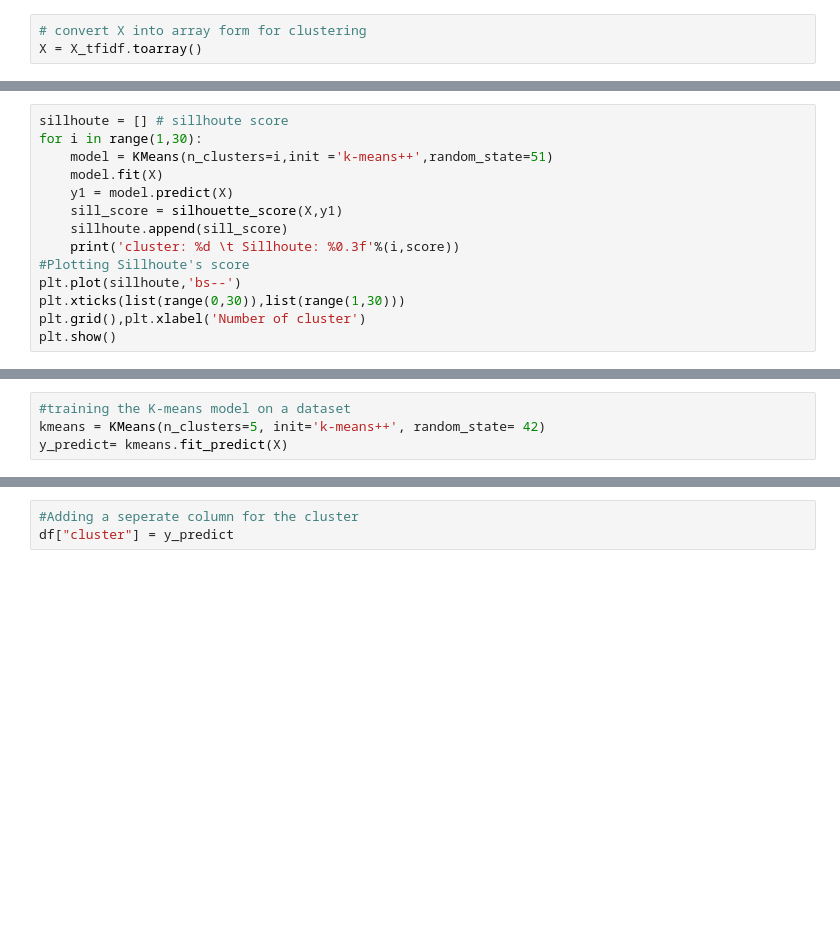
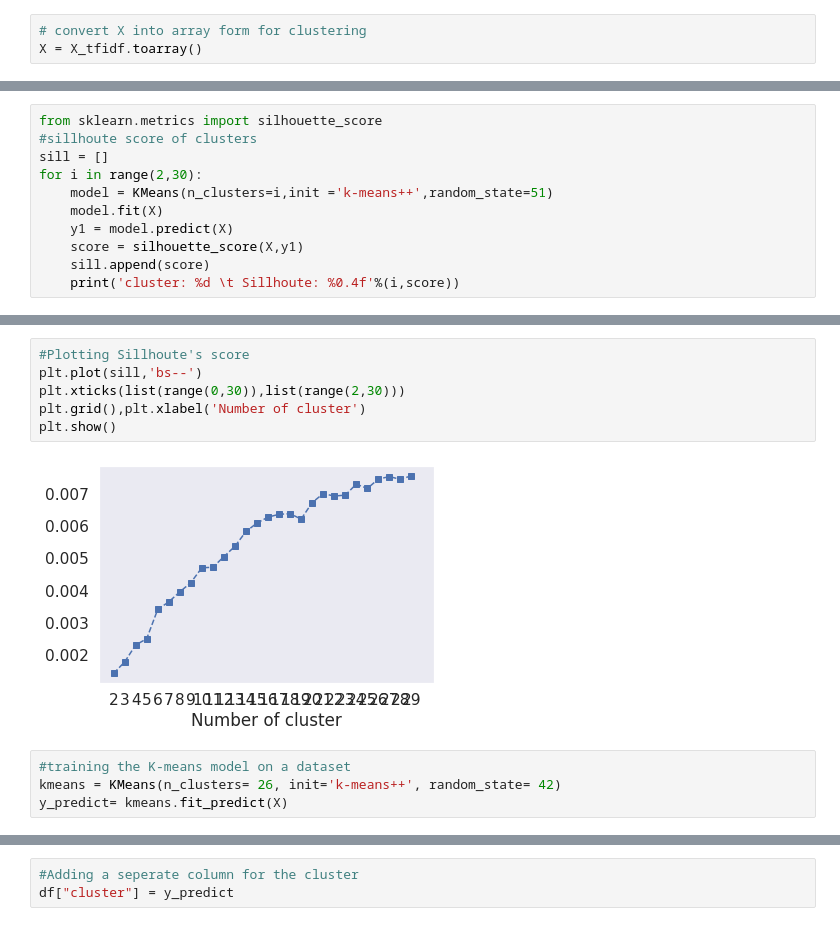
Before and after one commit to apoorvaKR12695/Netflix-Movies-and-TV-Shows-Clustering, a Jupyter notebook: Copy_of_Copy_of_NETFLIX_MOVIES_AND_TV_SHOWS_CLUSTERING.ipynb, the cells around one changed output, grey strips where cells are left out. Drawn from its saved outputs; the diff is of its cells as text; blank space fills up the shorter version.

```diff
--- a/Copy_of_Copy_of_NETFLIX_MOVIES_AND_TV_SHOWS_CLUSTERING.ipynb
+++ b/Copy_of_Copy_of_NETFLIX_MOVIES_AND_TV_SHOWS_CLUSTERING.ipynb
@@ -665,14 +1021,11 @@ plt.show()
 # %%
-sillhoute = [] # sillhoute score
-for i in range(1,30):
+from sklearn.metrics import silhouette_score
+#sillhoute score of clusters
+sill = []
+for i in range(2,30):
     model = KMeans(n_clusters=i,init ='k-means++',random_state=51)
     model.fit(X)
     y1 = model.predict(X)
-    sill_score = silhouette_score(X,y1)
-    sillhoute.append(sill_score)
-    print('cluster: %d \t Sillhoute: %0.3f'%(i,score))
-#Plotting Sillhoute's score
-plt.plot(sillhoute,'bs--')
-plt.xticks(list(range(0,30)),list(range(1,30)))
-plt.grid(),plt.xlabel('Number of cluster')
-plt.show()
+    score = silhouette_score(X,y1)
+    sill.append(score)
+    print('cluster: %d \t Sillhoute: %0.4f'%(i,score))
@@ -679,6 +1050,14 @@ plt.show()
+# %%
+#Plotting Sillhoute's score
+plt.plot(sill,'bs--')
+plt.xticks(list(range(0,30)),list(range(2,30)))
+plt.grid(),plt.xlabel('Number of cluster')
+plt.show()
+# %% [output]
+[figure, added]
 # %%
 #training the K-means model on a dataset
-kmeans = KMeans(n_clusters=5, init='k-means++', random_state= 42)
+kmeans = KMeans(n_clusters= 26, init='k-means++', random_state= 42)
 y_predict= kmeans.fit_predict(X)
 # %%
 #Predict the clusters and evaluate the silhouette score
```
Also changed, not shown: parts of 44 cells of this notebook.
